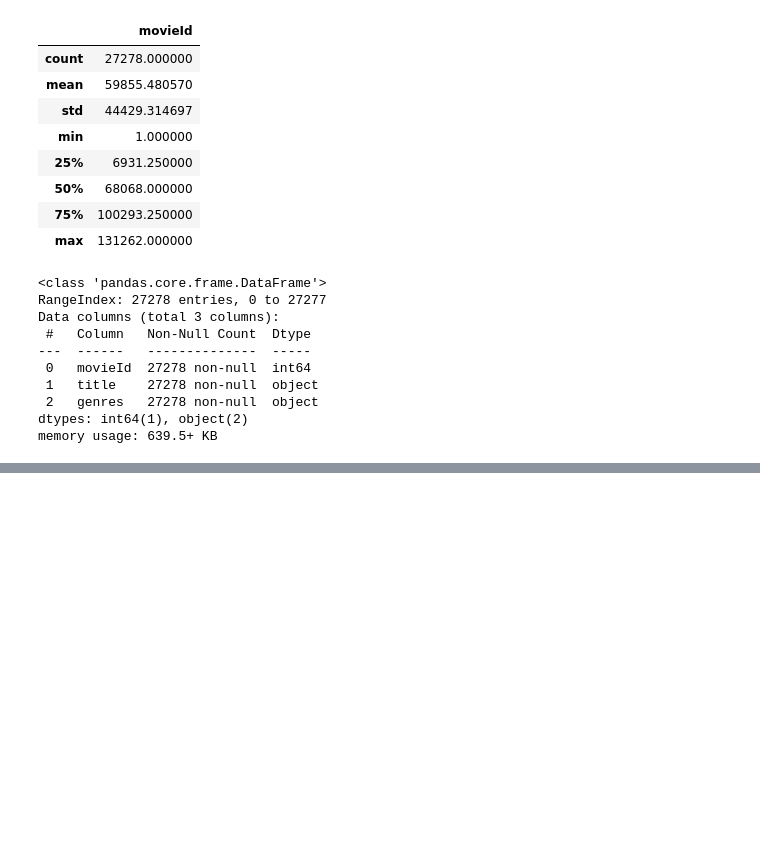
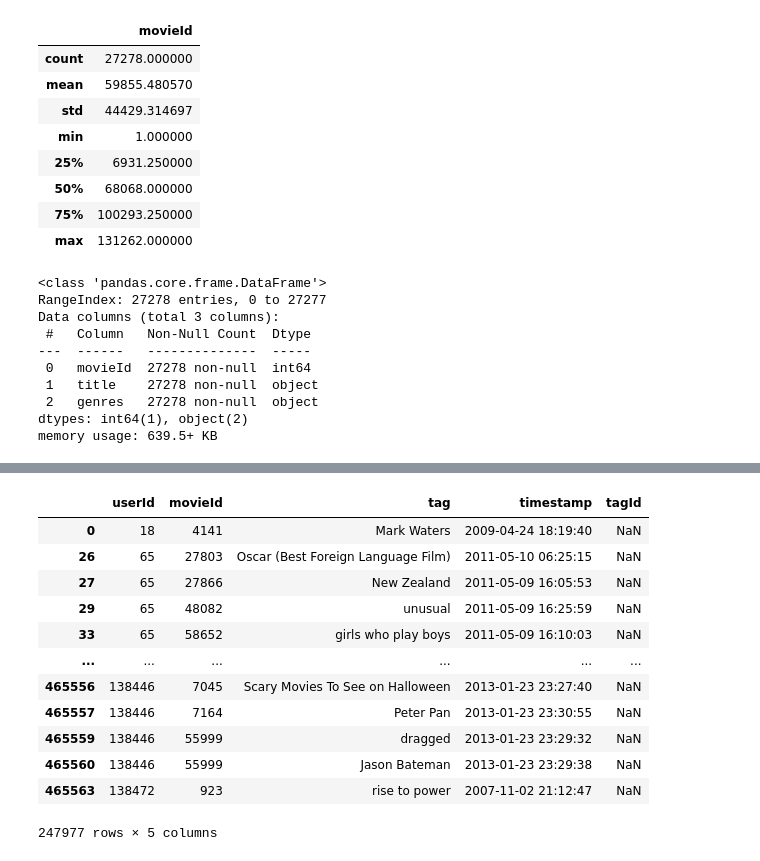
Before and after one commit to HussainPythonista/Movie-Product-Recommendation-System, a Jupyter notebook: Data_Cleaning/Movie_Lens_Clean.ipynb, the cells around one changed output, grey strips where cells are left out. Drawn from its saved outputs; the diff is of its cells as text; code cells hidden in the pictures; blank space fills up the shorter version.

```diff
--- a/Data_Cleaning/Movie_Lens_Clean.ipynb
+++ b/Data_Cleaning/Movie_Lens_Clean.ipynb
@@ -300,0 +460,16 @@ memory usage: 639.5+ KB
+# %%
+tag_merged[tag_merged.tagId.isna()]
+# %% [output]
+|  | userId | movieId | tag | timestamp | tagId |
+| 0 | 18 | 4141 | Mark Waters | 2009-04-24 18:19:40 | NaN |
+| 26 | 65 | 27803 | Oscar (Best Foreign Language Film) | 2011-05-10 06:25:15 | NaN |
+| 27 | 65 | 27866 | New Zealand | 2011-05-09 16:05:53 | NaN |
+| 29 | 65 | 48082 | unusual | 2011-05-09 16:25:59 | NaN |
+| 33 | 65 | 58652 | girls who play boys | 2011-05-09 16:10:03 | NaN |
+| ... | ... | ... | ... | ... | ... |
+| 465556 | 138446 | 7045 | Scary Movies To See on Halloween | 2013-01-23 23:27:40 | NaN |
+| 465557 | 138446 | 7164 | Peter Pan | 2013-01-23 23:30:55 | NaN |
+| 465559 | 138446 | 55999 | dragged | 2013-01-23 23:29:32 | NaN |
+| 465560 | 138446 | 55999 | Jason Bateman | 2013-01-23 23:29:38 | NaN |
+| 465563 | 138472 | 923 | rise to power | 2007-11-02 21:12:47 | NaN |
+247977 rows × 5 columns
```
Also changed, not shown: parts of 27 cells of this notebook.
